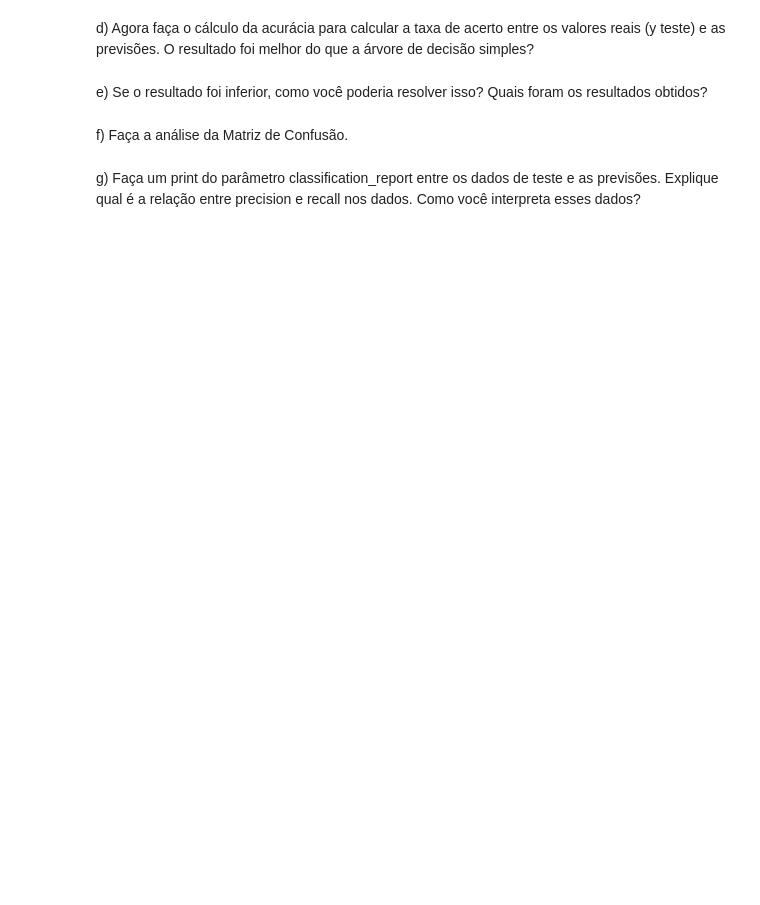
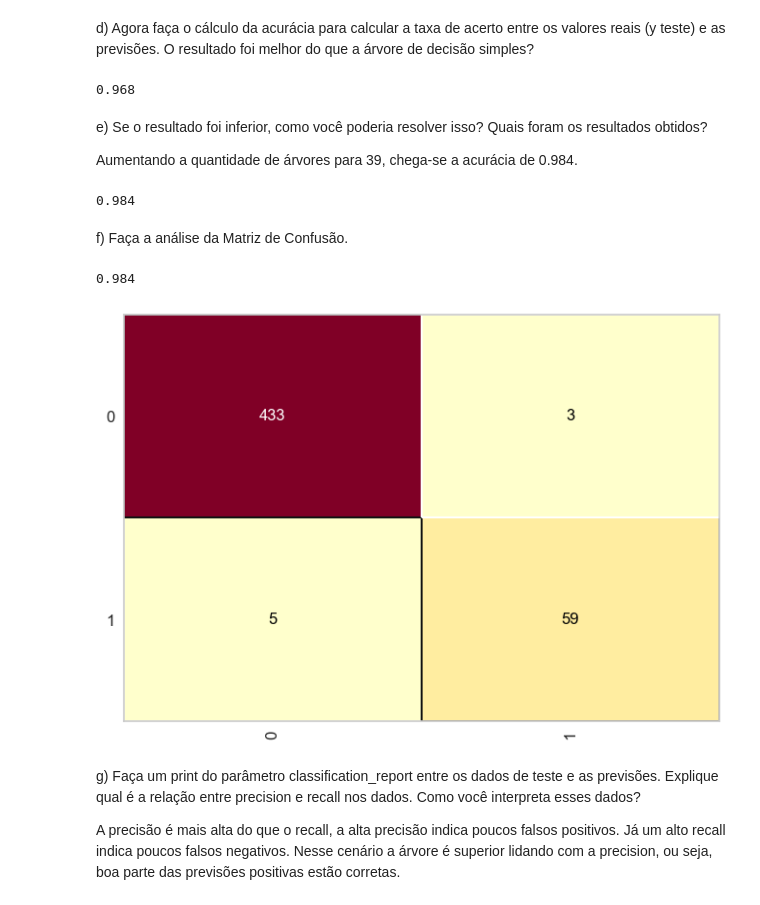
Before and after one commit to GuerreiroG/aprendizado_de_maquina, a Jupyter notebook: Naive Bayes/TRABALHO_3_PARTE_2_Algoritmo_Árvores_de_Decisão.ipynb, the cells around one changed output. Cells and saved outputs as stored; diff of their text form; code cells hidden in the pictures; blank space fills up the shorter version.

Commit message:
Continuando árvores

```diff
--- a/Naive Bayes/TRABALHO_3_PARTE_2_Algoritmo_Árvores_de_Decisão.ipynb
+++ b/Naive Bayes/TRABALHO_3_PARTE_2_Algoritmo_Árvores_de_Decisão.ipynb
@@ -134,3 +214,5 @@ b) Para gerar a classificação você deve adicionar alguns parâmetros:
 *   n_estimators=10  --> número de árvores que você irá criar
 *   criterion='entropy'
 *   random_state = 0
+# %%
+random_forest = RandomForestClassifier(n_estimators=10, criterion='entropy', random_state=0)
@@ -137,2 +221,8 @@ b) Para gerar a classificação você deve adicionar alguns parâmetros:
 # %% [markdown]
 c) Faça a previsão com os dados de teste. Visualize os dados e verifique se as previsões estão de acordo com os dados de teste (respostas reais).
+# %%
+random_forest.fit(X_credit_treinamento, y_credit_treinamento)
+previsao = random_forest.predict(X_credit_teste)
+
+print(previsao)
+print(y_credit_teste)
@@ -139,8 +247,32 @@ c) Faça a previsão com os dados de teste. Visualize os dados e verifique se as
 # %% [markdown]
 d) Agora faça o cálculo da acurácia para calcular a taxa de acerto entre os valores reais (y teste) e as previsões. O resultado foi melhor do que a árvore de decisão simples?
+# %%
+accuracy_score(y_credit_teste, previsao)
+# %% [output]
+0.968
 # %% [markdown]
 e) Se o resultado foi inferior, como você poderia resolver isso? Quais foram os resultados obtidos?
+
+Aumentando a quantidade de árvores para 39, chega-se a acurácia de 0.984.
+# %%
+random_forest = RandomForestClassifier(n_estimators=39, criterion='entropy', random_state=0)
+random_forest.fit(X_credit_treinamento, y_credit_treinamento)
+previsao = random_forest.predict(X_credit_teste)
+
+accuracy_score(y_credit_teste, previsao)
+# %% [output]
+0.984
 # %% [markdown]
 f) Faça a análise da Matriz de Confusão.
+# %%
+from yellowbrick.classifier import ConfusionMatrix
+cm = ConfusionMatrix(random_forest)
+cm.fit(X_credit_treinamento, y_credit_treinamento)
+cm.score(X_credit_teste, y_credit_teste)
+# %% [output]
+0.984
+[figure, added]
 # %% [markdown]
 g) Faça um print do parâmetro classification_report entre os dados de teste e as previsões. Explique qual é a relação entre precision e recall nos dados. Como você interpreta esses dados?
+
+A precisão é mais alta do que o recall, a alta precisão indica poucos falsos positivos. Já um alto recall indica poucos falsos negativos. Nesse cenário a árvore é superior lidando com a precision, ou seja, boa parte das previsões positivas estão corretas.
```
Also changed, not shown: parts of 15 cells of this notebook, 2 other files.
